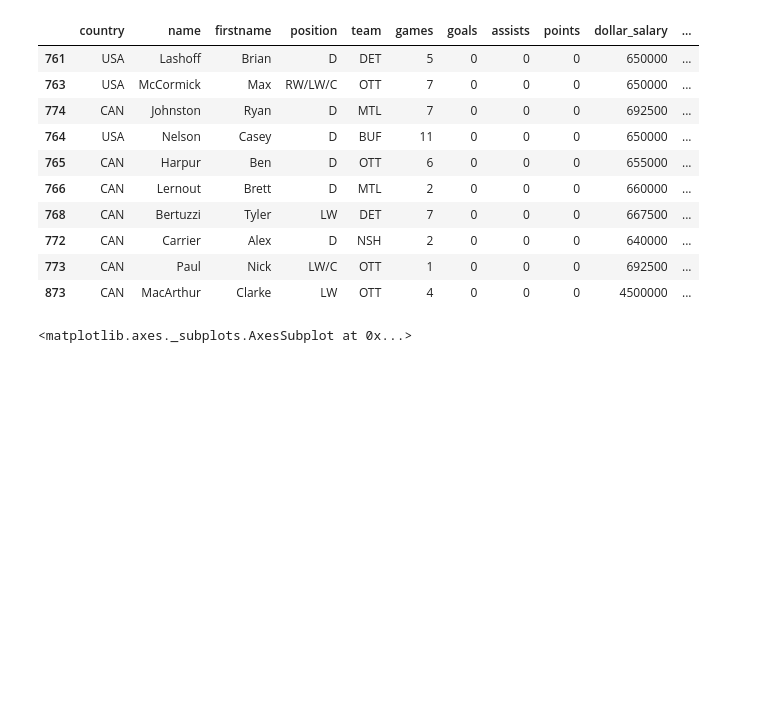
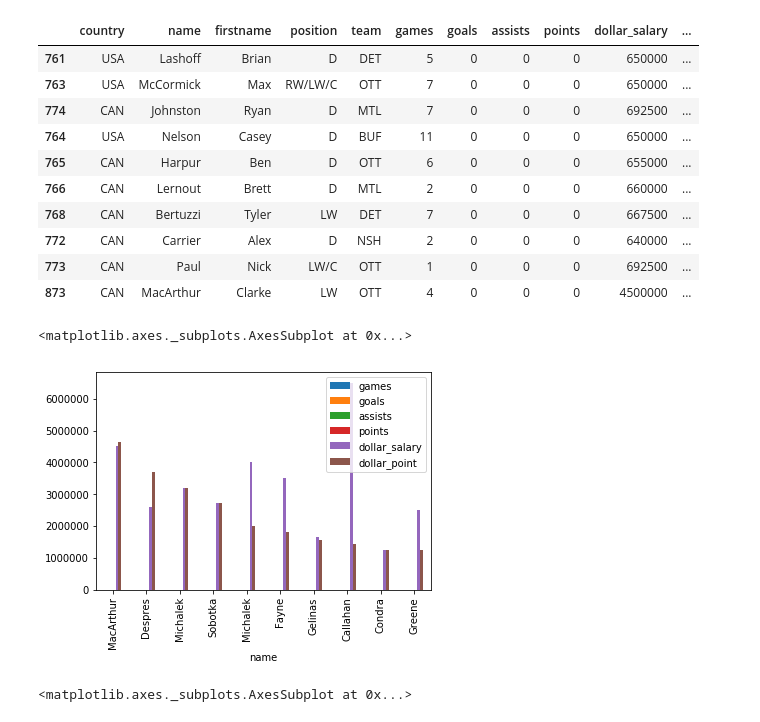
Before and after one commit to peterjost/studio-projects, a Jupyter notebook: code/NHL_underpayed_players/NHL underpayed players.ipynb, the cells around one changed output. Saved outputs shown, nothing was run; the diff lists cells and outputs as text; code cells hidden in the pictures; blank space fills up the shorter version.

```diff
--- a/code/NHL_underpayed_players/NHL underpayed players.ipynb
+++ b/code/NHL_underpayed_players/NHL underpayed players.ipynb
@@ -61,6 +61,11 @@ df.sort_values(by="points", ascending=False).tail(10)
 | 772 | CAN | Carrier | Alex | D | NSH | 2 | 0 | 0 | 0 | 640000 | ... |
 | 773 | CAN | Paul | Nick | LW/C | OTT | 1 | 0 | 0 | 0 | 692500 | ... |
 | 873 | CAN | MacArthur | Clarke | LW | OTT | 4 | 0 | 0 | 0 | 4500000 | ... |
+# %%
+df.sort_values(by='dollar_point', ascending=False).head(10).plot(x='name', kind='bar')
+# %% [output]
+<matplotlib.axes._subplots.AxesSubplot at 0x...>
+[figure, added]
 # %%
 df.sort_values(by='dollar_point', ascending=False).head(10).plot(x='name', kind='bar', title='Blablabla')
 # %% [output]
```
Also changed, not shown: parts of 4 cells of this notebook, 8 other files.
